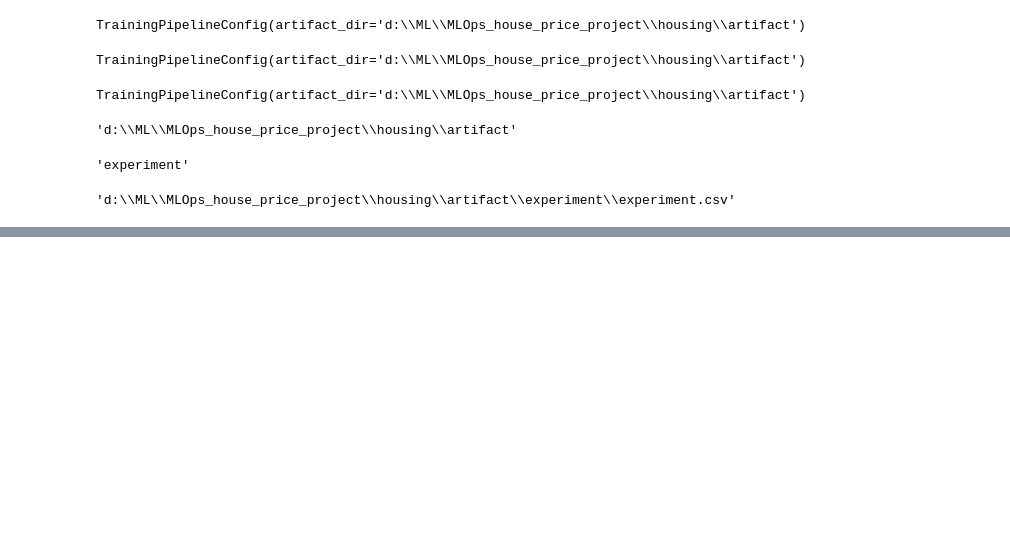
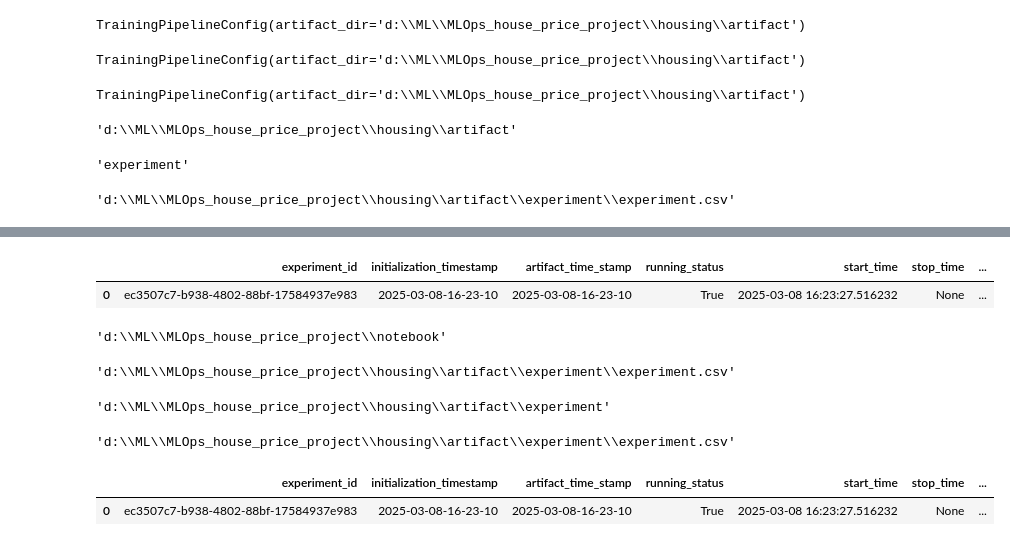
Before and after one commit to amargajula123/MLOps_house_price_project, a Jupyter notebook: notebook/Pipeline_Thread.ipynb, the cells around one changed output, grey strips where cells are left out. Saved outputs shown, nothing was run; the diff lists cells and outputs as text; code cells hidden in the pictures; blank space fills up the shorter version.

```diff
--- a/notebook/Pipeline_Thread.ipynb
+++ b/notebook/Pipeline_Thread.ipynb
@@ -213,0 +301,4 @@ Experiment(experiment_id='643f9a34-bf2f-4106-a6d8-b6b6162c852d', initialization_
+# %%
+experiment_dict = experiment._asdict()
+experiment_dict: dict = {key: [value] for key, value in experiment_dict.items()}
+experiment_dict
@@ -213,0 +317,4 @@ Experiment(experiment_id='643f9a34-bf2f-4106-a6d8-b6b6162c852d', initialization_
+# %%
+experiment_dict.update({
+                    "created_time_stamp": [datetime.now()],
+                    "experiment_file_path": [os.path.basename(experiment.experiment_file_path)]})
@@ -213,0 +336,6 @@ Experiment(experiment_id='643f9a34-bf2f-4106-a6d8-b6b6162c852d', initialization_
+# %%
+experiment_report = pd.DataFrame(experiment_dict)
+experiment_report
+# %% [output]
+|  | experiment_id | initialization_timestamp | artifact_time_stamp | running_status | start_time | stop_time | ... |
+| 0 | ec3507c7-b938-4802-88bf-17584937e983 | 2025-03-08-16-23-10 | 2025-03-08-16-23-10 | True | 2025-03-08 16:23:27.516232 | None | ... |
@@ -213,0 +344,21 @@ Experiment(experiment_id='643f9a34-bf2f-4106-a6d8-b6b6162c852d', initialization_
+# %%
+pwd
+# %% [output]
+'d:\\ML\\MLOps_house_price_project\\notebook'
+# %%
+experiment.experiment_file_path
+# %% [output]
+'d:\\ML\\MLOps_house_price_project\\housing\\artifact\\experiment\\experiment.csv'
+# %%
+os.path.dirname(experiment_file_path)
+# %% [output]
+'d:\\ML\\MLOps_house_price_project\\housing\\artifact\\experiment'
+# %%
+experiment_file_path
+# %% [output]
+'d:\\ML\\MLOps_house_price_project\\housing\\artifact\\experiment\\experiment.csv'
+# %%
+experiment_report
+# %% [output]
+|  | experiment_id | initialization_timestamp | artifact_time_stamp | running_status | start_time | stop_time | ... |
+| 0 | ec3507c7-b938-4802-88bf-17584937e983 | 2025-03-08-16-23-10 | 2025-03-08-16-23-10 | True | 2025-03-08 16:23:27.516232 | None | ... |
```
Also changed, not shown: parts of 23 cells of this notebook, 10 other files.
